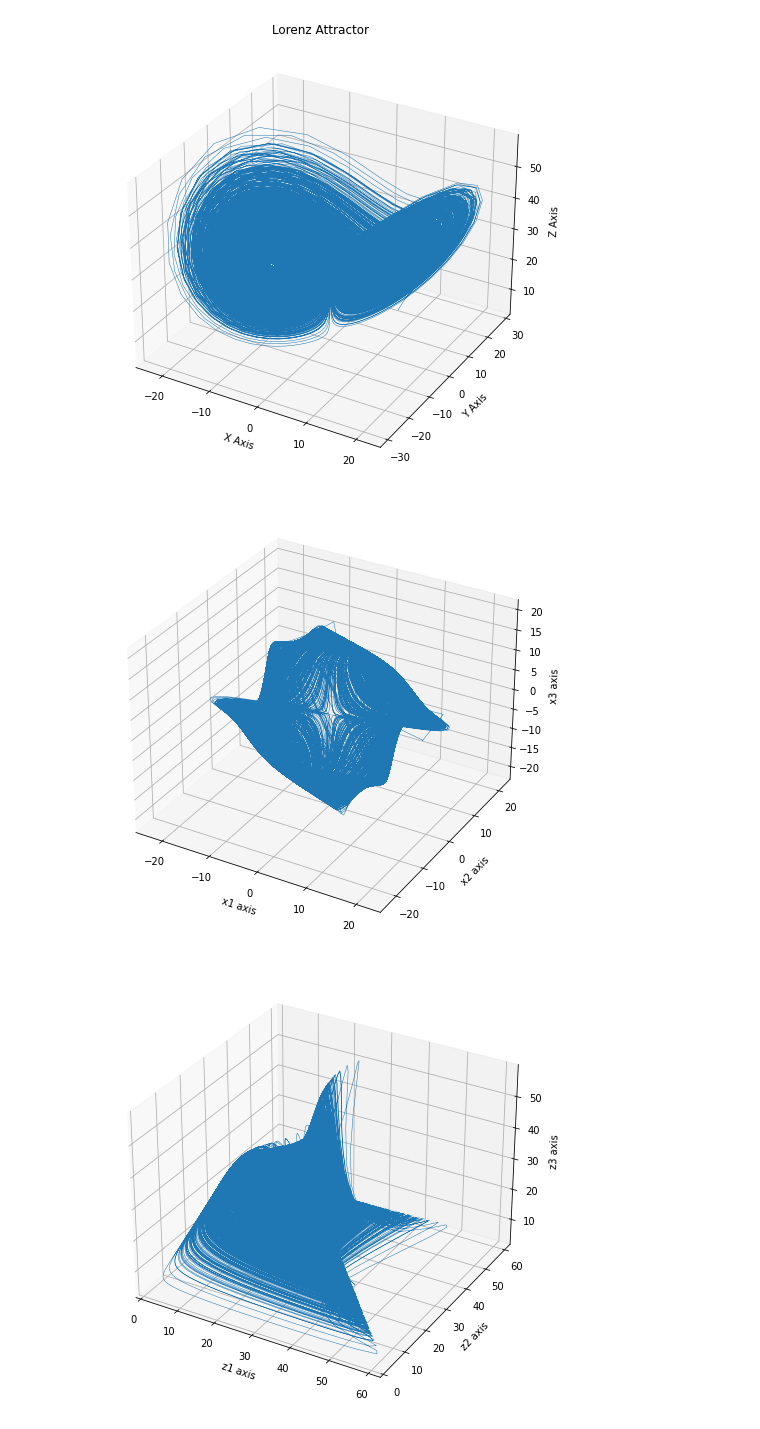
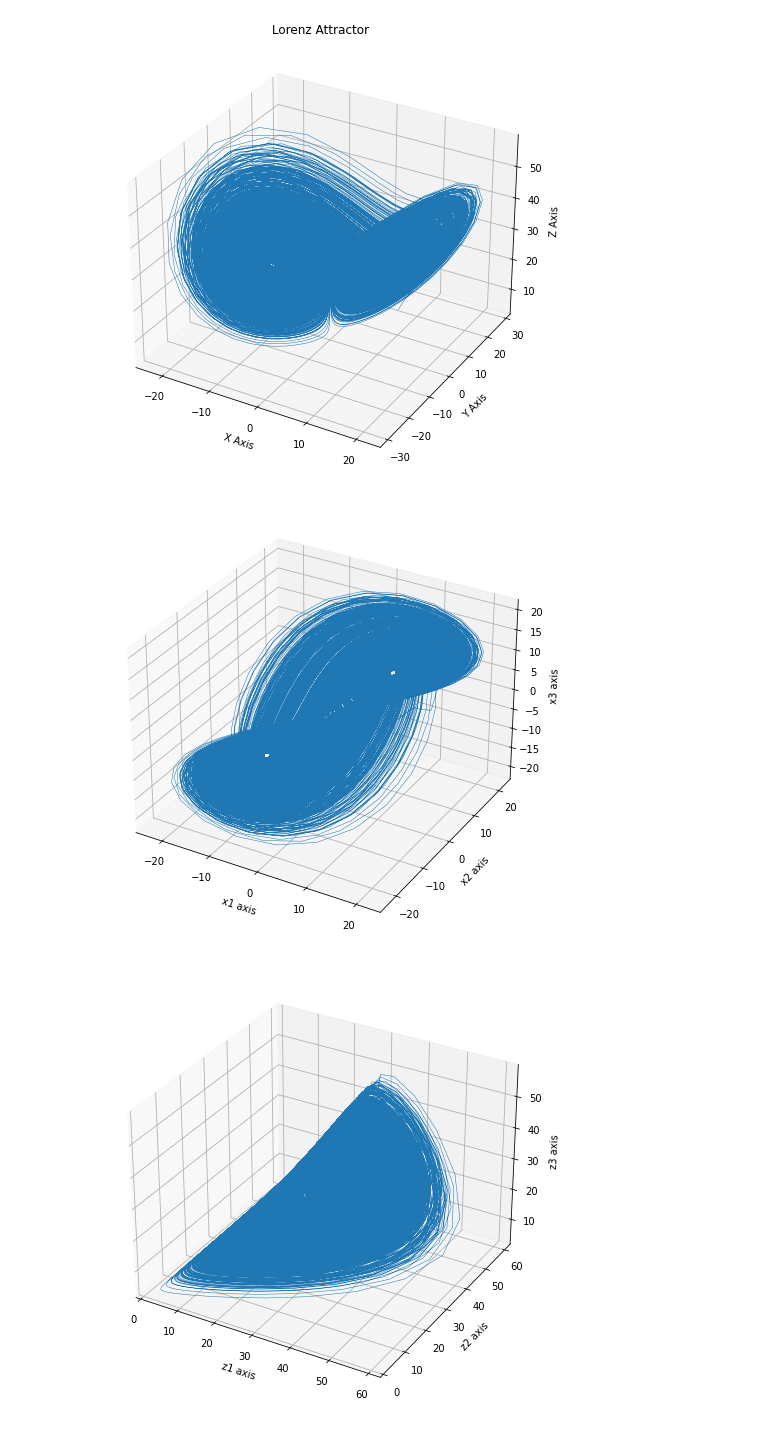
Before and after one commit to AlexPasqua/MLCMS-exercises, a Jupyter notebook: EX5/src/task4.ipynb, the cells around one changed output. Drawn from its saved outputs; the diff is of its cells as text; code cells hidden in the pictures.

Commit message:
Task 4: adjusted params in plots

```diff
--- a/EX5/src/task4.ipynb
+++ b/EX5/src/task4.ipynb
@@ -44,7 +44,7 @@ traj = lorenz_traj(dt=0.02, start_x=(10, 10, 10), s=10, b=2.667, r=28)
 [figure]
 # %%
 # plot the approximation of the Lorenz attractor using x1=x(t), x2=x(t + delta_t), x3=x(t + 2*delta_t)
-delta_t = 10
+delta_t = 3
 x1 = traj[:, 0]
 x2 = np.roll(x1, shift=delta_t)
 x3 = np.roll(x1, shift=2*delta_t)
@@ -56,19 +56,19 @@ ax.set_zlabel("x3 axis")
 # ax.set_title("Lorenz Attractor")
 plt.show()
 # %% [output]
-[figure, old version]
+[figure, new version]
 # %%
 # plot the approximation of the Lorenz attractor using z1=z(t), z2=z(t + delta_t), z3=x(z + 2*delta_t)
-delta_t = 10
+delta_t = 3
 z1 = traj[:, 2]
 z2 = np.roll(z1, shift=delta_t)
 z3 = np.roll(z1, shift=2*delta_t)
 ax = plt.figure(figsize=(8, 8)).add_subplot(projection='3d')
 ax.plot(z1, z2, z3, lw=0.5)
 ax.set_xlabel("z1 axis")
 ax.set_ylabel("z2 axis")
 ax.set_zlabel("z3 axis")
 # ax.set_title("Lorenz Attractor")
 plt.show()
 # %% [output]
-[figure, old version]
+[figure, new version]
```
Also changed, not shown: parts of 1 cell of this notebook.
